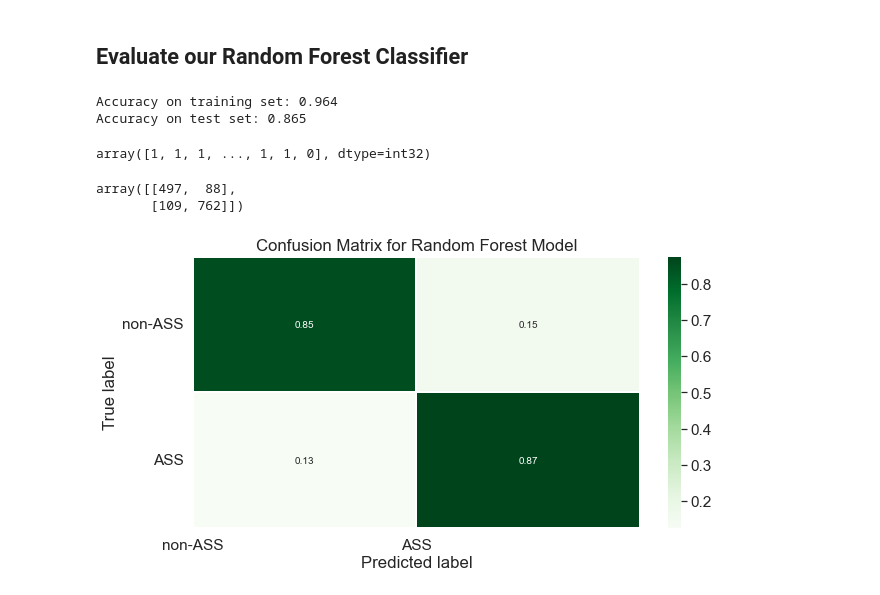
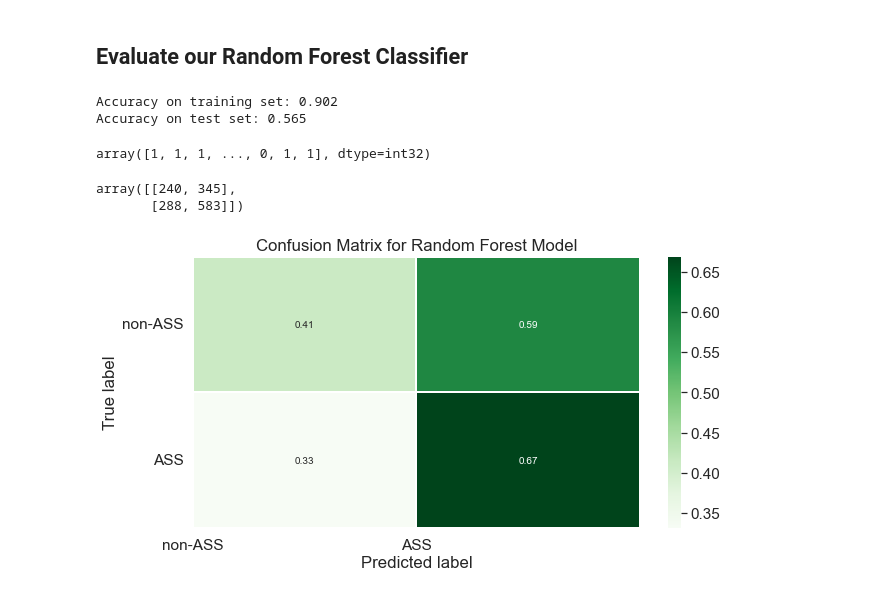
Before and after one commit to tamiratGit/Project-Arcada-AcidSoils, a Jupyter notebook: spark-loadMap-RGB2.ipynb, the cells around one changed output. Drawn from its saved outputs; the diff is of its cells as text; code cells hidden in the pictures.

```diff
--- a/spark-loadMap-RGB2.ipynb
+++ b/spark-loadMap-RGB2.ipynb
@@ -315,7 +323,7 @@ df_data_p['class'].value_counts()
 0    2334
 Name: class, dtype: int64
 # %%
-X= df_data_p.iloc[:,1:4].values
+X= df_data_p.iloc[:,0:3].values
 y=df_data_p.iloc[:,-1].values
-y
+X
 # %% [output]
@@ -339,40 +353,40 @@ print(X_train.shape, y_test.shape)
 print("Accuracy on training set: {:.3f}".format(clf.score(X_train, y_train)))
 print("Accuracy on test set: {:.3f}".format(clf.score(X_test, y_test)))
 # %% [output]
-Accuracy on training set: 0.964
-Accuracy on test set: 0.865
+Accuracy on training set: 0.902
+Accuracy on test set: 0.565
 # %%
 prodction_class = clf.predict(X_test)
 prodction_class
 # %% [output]
-array([1, 1, 1, ..., 1, 1, 0], dtype=int32)
+array([1, 1, 1, ..., 0, 1, 1], dtype=int32)
 # %%
 #confusion_matrix
 from sklearn.metrics import accuracy_score, confusion_matrix, classification_report
-confusion_matrix(y_test, y_pred_test)
+confusion_matrix(y_test, prodction_class)
 # %% [output]
-array([[497,  88],
-       [109, 762]])
+array([[240, 345],
+       [288, 583]])
 # %%
 #Graph the confusion matrix data
-matrix = confusion_matrix(y_test, y_pred_test)
+matrix = confusion_matrix(y_test, prodction_class)
 matrix = matrix.astype('float') / matrix.sum(axis=1)[:, np.newaxis]
 
 # Build the plot
 plt.figure(figsize=(10,5))
 sns.set(font_scale=1.4)
 sns.heatmap(matrix, annot=True, annot_kws={'size':10},
             cmap=plt.cm.Greens, linewidths=0.2)
 
 # Add labels to the plot
 class_names = ['non-ASS','ASS']
 tick_marks = np.arange(len(class_names))
 tick_marks2 = tick_marks + 0.5
 plt.xticks(tick_marks, class_names, rotation=0)
 plt.yticks(tick_marks2, class_names, rotation=0)
 plt.xlabel('Predicted label')
 plt.ylabel('True label')
 plt.title('Confusion Matrix for Random Forest Model')
 plt.show()
 # %% [output]
-[figure, old version]
+[figure, new version]
```
Also changed, not shown: parts of 4 cells of this notebook, 3 other files.
